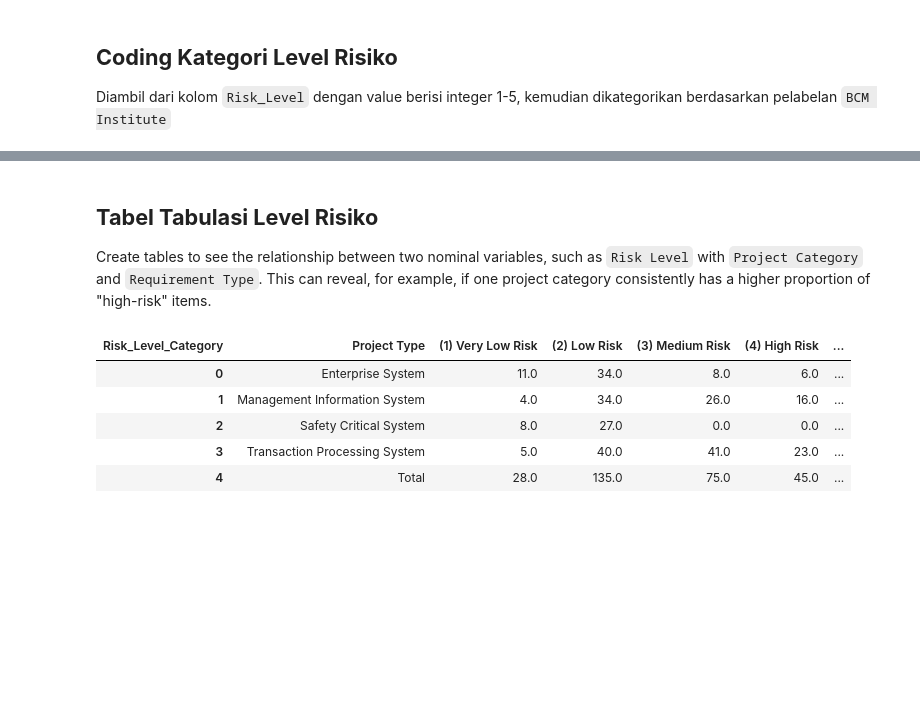
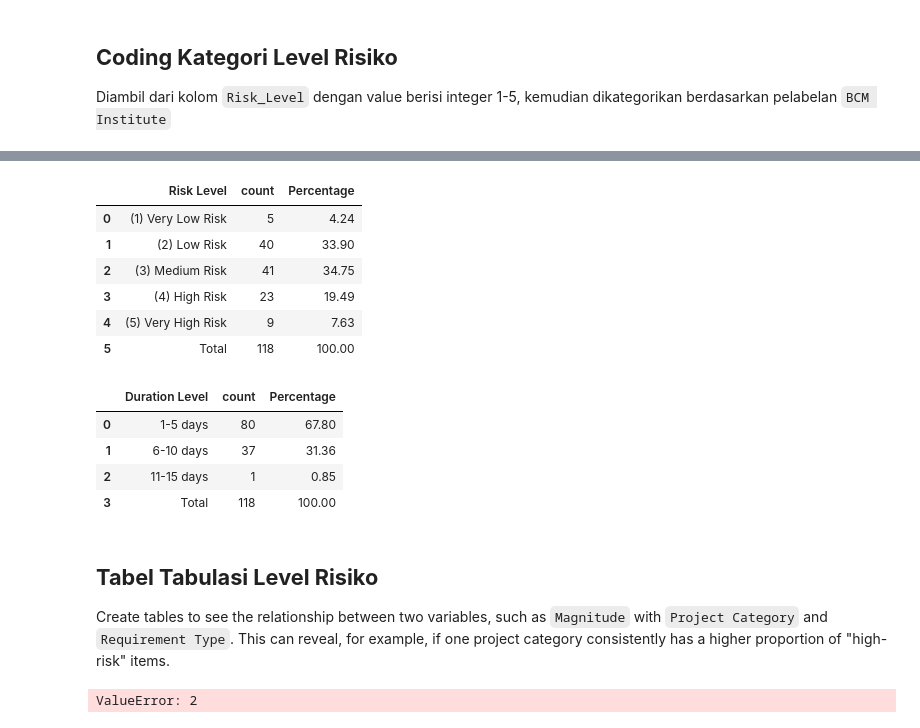
Before and after one commit to apostroef/SRS-risk-management, a Jupyter notebook: tabulation.ipynb, the cells around one changed output, grey strips where cells are left out. Cells and saved outputs as stored; diff of their text form; code cells hidden in the pictures; blank space fills up the shorter version.

```diff
--- a/tabulation.ipynb
+++ b/tabulation.ipynb
@@ -67,23 +63,80 @@ display(Risk_Level)
+# %%
+Risk_Level = pd.crosstab(
+    index=df[df["Project"] == "Transaction Processing System"]["Risk_Level_Category"],
+    columns="count",
+)
+Risk_Level["Percentage"] = (
+    Risk_Level["count"] / Risk_Level["count"].sum() * 100
+).round(2)
+total_row = pd.DataFrame(
+    {
+        "count": [Risk_Level["count"].sum()],
+        "Percentage": [Risk_Level["Percentage"].sum().round(1)],
+    },
+    index=["Total"],
+)
+Risk_Level = pd.concat([Risk_Level, total_row])
+Risk_Level = Risk_Level.reset_index()
+Risk_Level = Risk_Level.rename(columns={"index": "Risk Level"})
+Risk_Level = Risk_Level[["Risk Level", "count", "Percentage"]]
+display(Risk_Level)
+
+Duration_Level = pd.crosstab(
+    index=df[df["Project"] == "Transaction Processing System"][
+        "Fixing_Duration_Category"
+    ],
+    columns="count",
+)
+Duration_Level["Percentage"] = (
+    Duration_Level["count"] / Duration_Level["count"].sum() * 100
+).round(2)
+total_row = pd.DataFrame(
+    {
+        "count": [Duration_Level["count"].sum()],
+        "Percentage": [Duration_Level["Percentage"].sum().round(1)],
+    },
+    index=["Total"],
+)
+Duration_Level = pd.concat([Duration_Level, total_row])
+Duration_Level = Duration_Level.reset_index()
+Duration_Level = Duration_Level.rename(columns={"index": "Duration Level"})
+Duration_Level = Duration_Level[["Duration Level", "count", "Percentage"]]
+display(Duration_Level)
+# %% [output]
+|  | Risk Level | count | Percentage |
+| 0 | (1) Very Low Risk | 5 | 4.24 |
+| 1 | (2) Low Risk | 40 | 33.90 |
+| 2 | (3) Medium Risk | 41 | 34.75 |
+| 3 | (4) High Risk | 23 | 19.49 |
+| 4 | (5) Very High Risk | 9 | 7.63 |
+| 5 | Total | 118 | 100.00 |
+|  | Duration Level | count | Percentage |
+| 0 | 1-5 days | 80 | 67.80 |
+| 1 | 6-10 days | 37 | 31.36 |
+| 2 | 11-15 days | 1 | 0.85 |
+| 3 | Total | 118 | 100.00 |
 # %% [markdown]
 ## **Tabel Tabulasi Level Risiko**
 
-Create tables to see the relationship between two nominal variables, such as `Risk Level` with `Project Category` and `Requirement Type`. This can reveal, for example, if one project category consistently has a higher proportion of "high-risk" items.
+Create tables to see the relationship between two variables, such as `Magnitude` with `Project Category` and `Requirement Type`. This can reveal, for example, if one project category consistently has a higher proportion of "high-risk" items.
 # %%
-Risk_Project = pd.crosstab(index=df["Project"], columns=df["Risk_Level_Category"])
+# Filter the rows first (if needed)
+filtered_df = df[
+    (df["Risk"] == "Transaction Processing System")
+    | (df["Fix_Cost"] == "Transaction Processing System")
+]
+
+# Crosstab between Risk and Fix_Cost
+Risk_Project = pd.crosstab(index=filtered_df["Risk"], columns=filtered_df["Fix_Cost"])
 Risk_Project["Total"] = Risk_Project.sum(axis=1).astype(int)
 Risk_Project["Percentage"] = Risk_Project["Total"] / Risk_Project["Total"].sum() * 100
 total_row = Risk_Project.sum(axis=0).to_frame().T
 total_row.index = ["Total"]
 Risk_Project = pd.concat([Risk_Project, total_row])
 Risk_Project = Risk_Project.reset_index()
-Risk_Project = Risk_Project.rename(columns={"index": "Project Type"})
+Risk_Project = Risk_Project.rename(columns={"index": "Risk Type"})
 # Risk_Project = Risk_Project.drop(columns=["Risk_Level"])
 display(Risk_Project)
 # %% [output]
-| Risk_Level_Category | Project Type | (1) Very Low Risk | (2) Low Risk | (3) Medium Risk | (4) High Risk | ... |
-| 0 | Enterprise System | 11.0 | 34.0 | 8.0 | 6.0 | ... |
-| 1 | Management Information System | 4.0 | 34.0 | 26.0 | 16.0 | ... |
-| 2 | Safety Critical System | 8.0 | 27.0 | 0.0 | 0.0 | ... |
-| 3 | Transaction Processing System | 5.0 | 40.0 | 41.0 | 23.0 | ... |
-| 4 | Total | 28.0 | 135.0 | 75.0 | 45.0 | ... |
+ValueError: 2
 # %%
```
Also changed, not shown: parts of 3 cells of this notebook, 1 other file.
